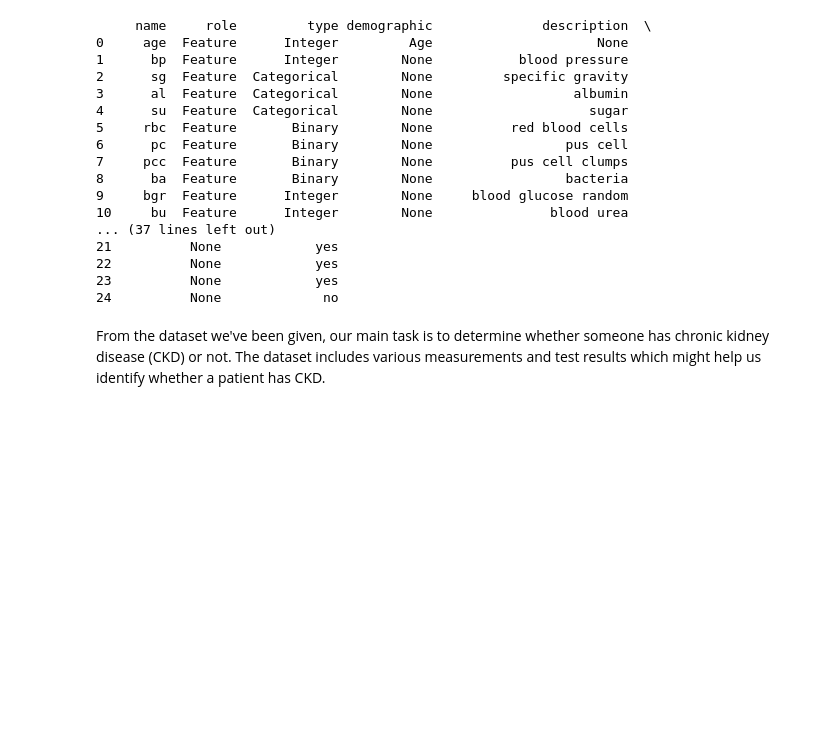
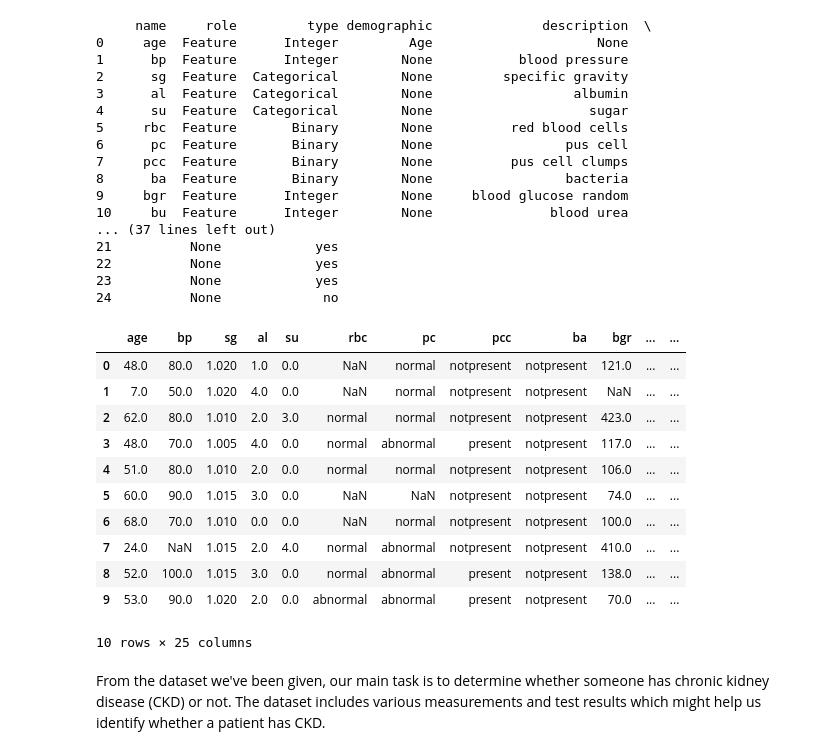
Before and after one commit to zhenye4003/STATS3DA-A6, a Jupyter notebook: 3da_assign6.ipynb, the cells around one changed output. Cells and saved outputs as stored; diff of their text form; code cells hidden in the pictures; blank space fills up the shorter version.

```diff
--- a/3da_assign6.ipynb
+++ b/3da_assign6.ipynb
@@ -57,6 +57,21 @@ print(chronic_kidney_disease.variables)
 22          None            yes
 23          None            yes
 24          None             no
+# %%
+ckd.head(10)
+# %% [output]
+|  | age | bp | sg | al | su | rbc | pc | pcc | ba | bgr | ... | ... |
+| 0 | 48.0 | 80.0 | 1.020 | 1.0 | 0.0 | NaN | normal | notpresent | notpresent | 121.0 | ... | ... |
+| 1 | 7.0 | 50.0 | 1.020 | 4.0 | 0.0 | NaN | normal | notpresent | notpresent | NaN | ... | ... |
+| 2 | 62.0 | 80.0 | 1.010 | 2.0 | 3.0 | normal | normal | notpresent | notpresent | 423.0 | ... | ... |
+| 3 | 48.0 | 70.0 | 1.005 | 4.0 | 0.0 | normal | abnormal | present | notpresent | 117.0 | ... | ... |
+| 4 | 51.0 | 80.0 | 1.010 | 2.0 | 0.0 | normal | normal | notpresent | notpresent | 106.0 | ... | ... |
+| 5 | 60.0 | 90.0 | 1.015 | 3.0 | 0.0 | NaN | NaN | notpresent | notpresent | 74.0 | ... | ... |
+| 6 | 68.0 | 70.0 | 1.010 | 0.0 | 0.0 | NaN | normal | notpresent | notpresent | 100.0 | ... | ... |
+| 7 | 24.0 | NaN | 1.015 | 2.0 | 4.0 | normal | abnormal | notpresent | notpresent | 410.0 | ... | ... |
+| 8 | 52.0 | 100.0 | 1.015 | 3.0 | 0.0 | normal | abnormal | present | notpresent | 138.0 | ... | ... |
+| 9 | 53.0 | 90.0 | 1.020 | 2.0 | 0.0 | abnormal | abnormal | present | notpresent | 70.0 | ... | ... |
+10 rows × 25 columns
 # %% [markdown]
 From the dataset we've been given, our main task is to determine whether someone has chronic kidney disease (CKD) or not. The dataset includes various measurements and test results which might help us identify whether a patient has CKD.
 # %% [markdown]
```
Also changed, not shown: parts of 11 cells of this notebook.
